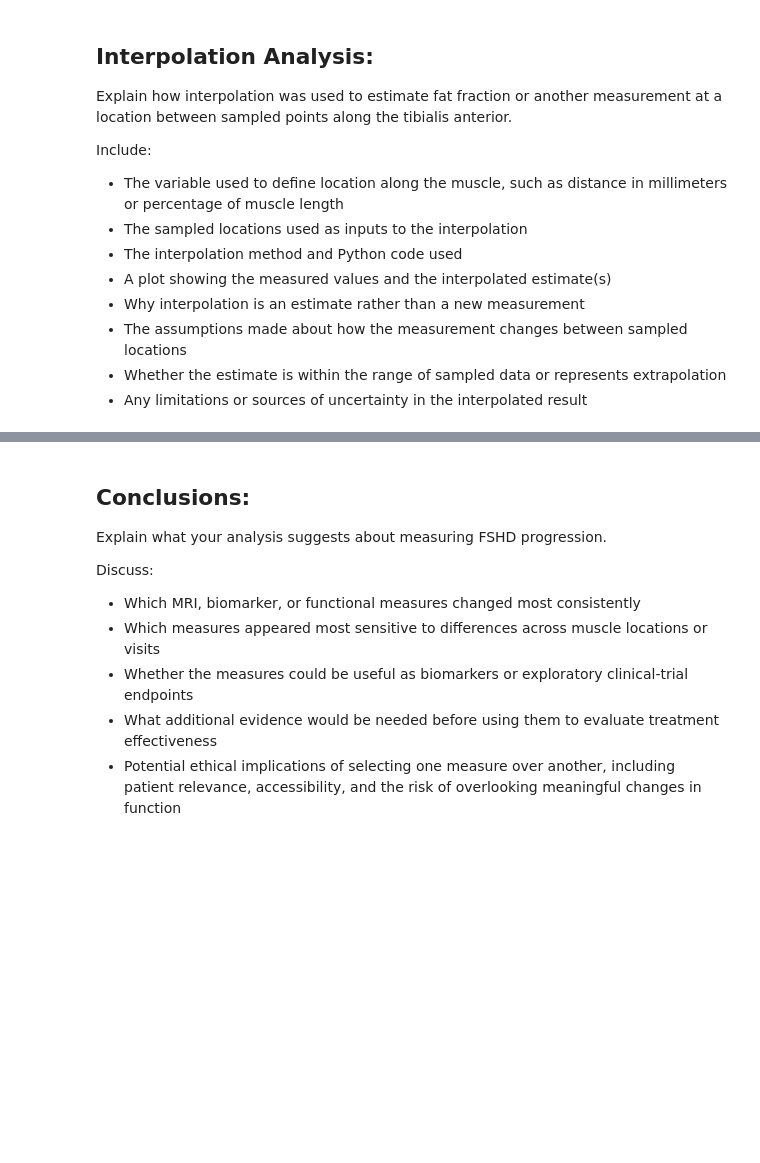
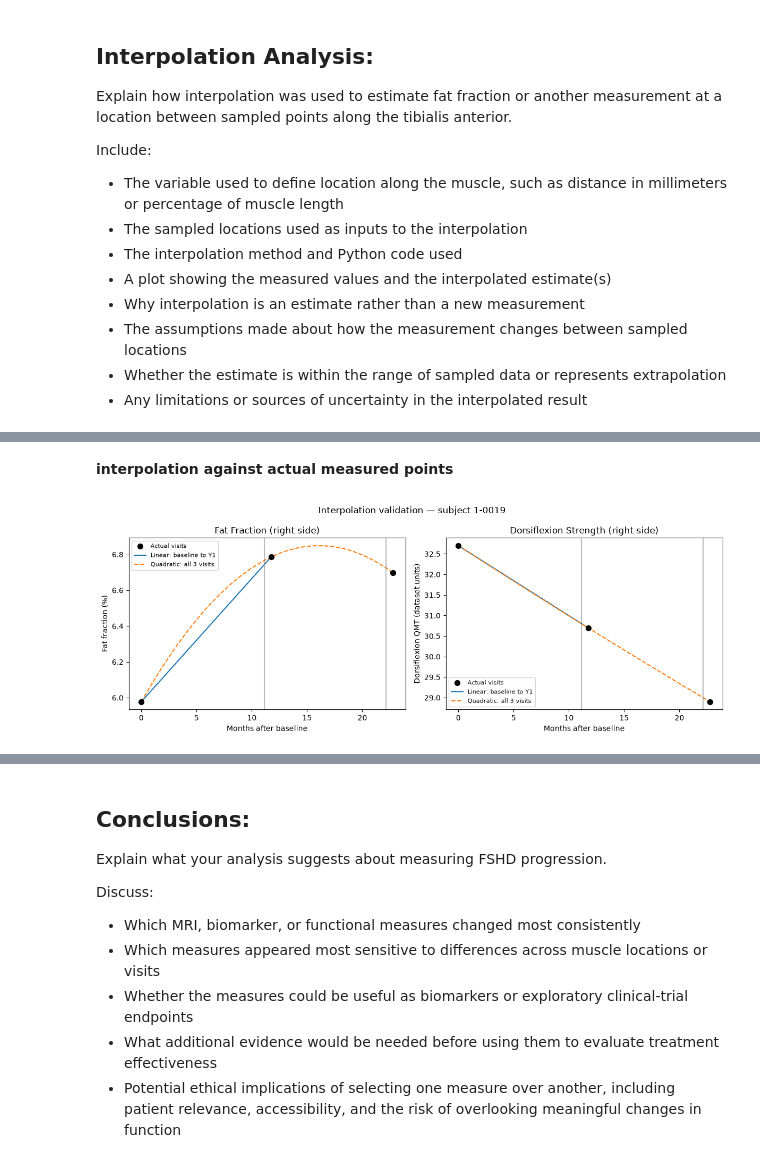
Before and after one commit to Francesco0129/BME2315_Module2, a Jupyter notebook: FSHD_Module2_Project_ Main_(1).ipynb, the cells around one changed output, grey strips where cells are left out. Saved outputs shown, nothing was run; the diff lists cells and outputs as text; code cells hidden in the pictures; blank space fills up the shorter version.

```diff
--- a/FSHD_Module2_Project_ Main_(1).ipynb
+++ b/FSHD_Module2_Project_ Main_(1).ipynb
@@ -347,0 +350,15 @@ Include:
+# %%
+"""FSHD Module 2: subject-level time interpolation."""
+from pathlib import Path
+import numpy as np
+import pandas as pd
+import matplotlib.pyplot as plt
+
+BASE = Path(__file__).resolve().parent if '__file__' in globals() else Path.cwd()
+CSV = next((p for p in (BASE/'Module2_FSHD_Dataset.csv', BASE/'Module2_FSHD_Dataset(1).csv') if p.exists()), None)
+if CSV is None:
+    raise FileNotFoundError('Put Module2_FSHD_Dataset.csv in the same folder as this script/notebook.')
+df = pd.read_csv(CSV)
+T1 = float(df['lag_months_y1'].min())
+T2 = float(df['lag_months_y2'].min())
+print(f'Common visit times: T1={T1:.2f} months, T2={T2:.2f} months')
@@ -347,0 +443,27 @@ Include:
+# %% [markdown]
+**interpolation against actual measured points**
+# %%
+# Validation chart: one person, both visits, actual data and fitted curves.
+# Generated with matplotlib; saved separately for pasting into the main notebook.
+from matplotlib.lines import Line2D
+valid_ids = subject['subject_id'].tolist()
+if valid_ids:
+    pid=valid_ids[0]
+    original=df.loc[df.subject_id==pid].iloc[0]
+    xx=np.array([original['lag_months_baseline'],original['lag_months_y1'],original['lag_months_y2']],dtype=float)
+    fig,axes=plt.subplots(1,2,figsize=(12,4.5))
+    for ax,(measure, cols) in zip(axes,[(m,measures[m]['R']) for m in measures]):
+        yy=np.array([original[c] for c in cols],dtype=float)
+        ax.scatter(xx,yy,s=50,color='black',label='Actual visits',zorder=4)
+        dense=np.linspace(xx[0],xx[-1],150)
+        ax.plot(dense[dense<=xx[1]],np.interp(dense[dense<=xx[1]],xx[:2],yy[:2]),label='Linear: baseline to Y1')
+        ax.plot(dense,np.polyval(np.polyfit(xx,yy,2),dense),label='Quadratic: all 3 visits',linestyle='--')
+        ax.axvline(T1,color='gray',alpha=.55);ax.axvline(T2,color='gray',alpha=.55)
+        ax.set(xlabel='Months after baseline',ylabel='Fat fraction (%)' if measure=='fat_fraction' else 'Dorsiflexion QMT (dataset units)',title=f'{measure.replace("_"," ").title()} (right side)')
+        ax.legend(fontsize=8)
+    fig.suptitle(f'Interpolation validation — subject {pid}')
+    fig.tight_layout()
+    fig.savefig(BASE/'FSHD_interpolation_validation.png',dpi=170,bbox_inches='tight')
+    plt.show()
+# %% [output]
+[figure, added]
```
Also changed, not shown: parts of 11 cells of this notebook, 2 other files.
